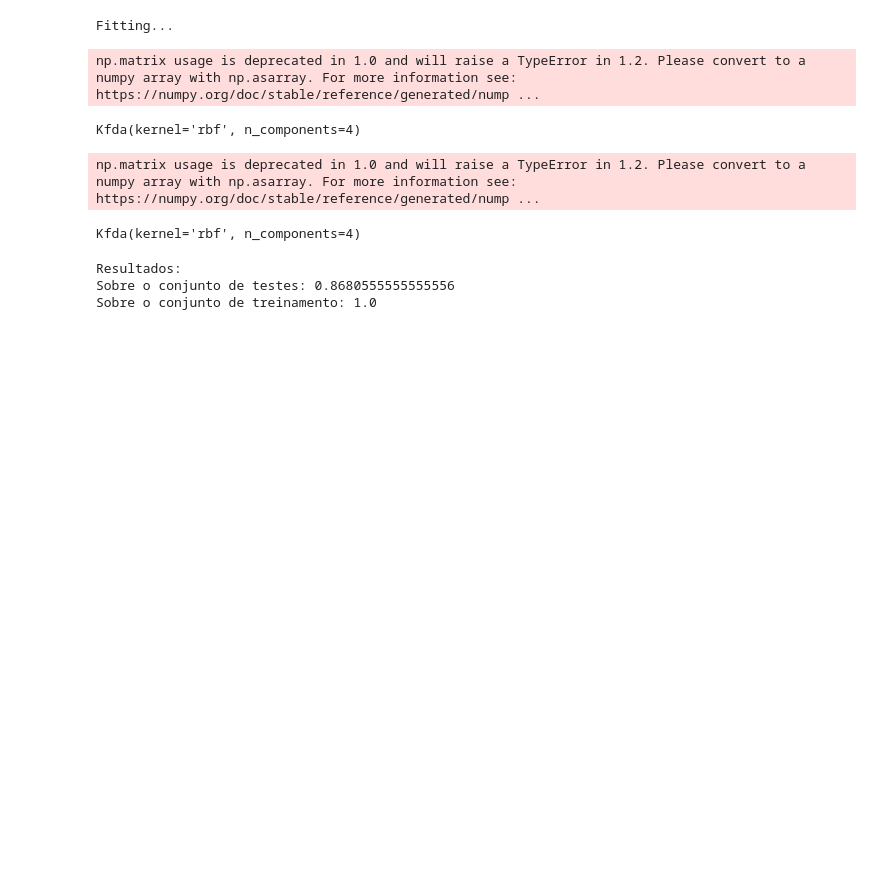
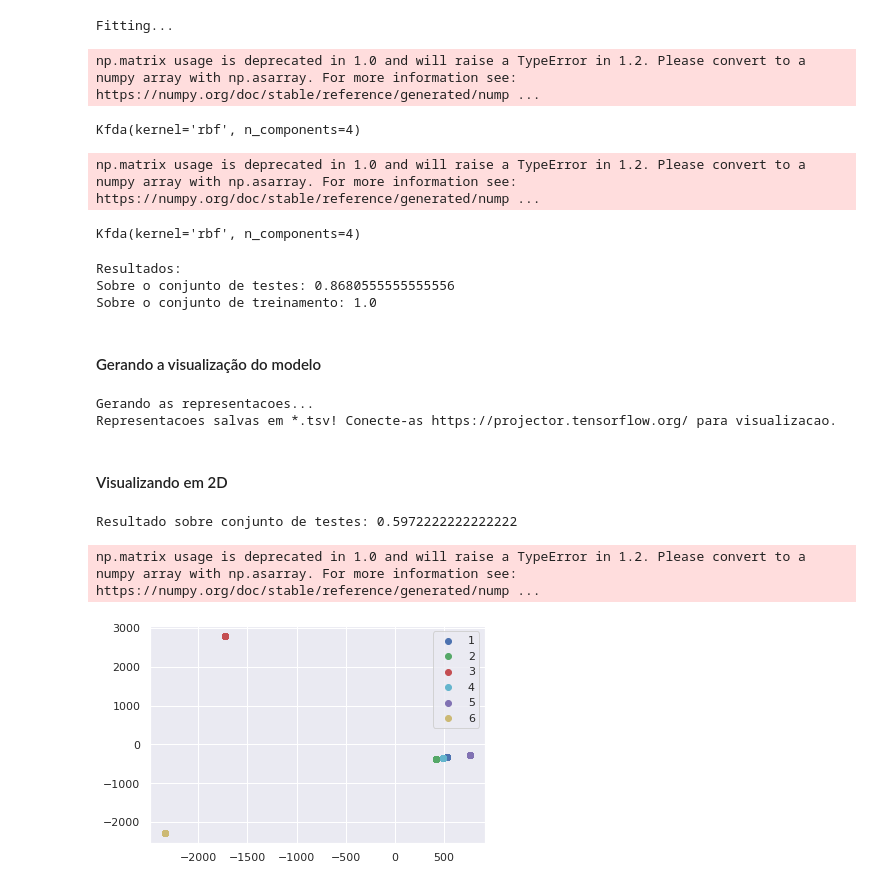
Before and after one commit to gus-phys/AI2-resources, a Jupyter notebook: 10-reducao-dimensionalidade/aulas-praticas/aula5/isomap/isomap_on_dermatology.ipynb, the cells around one changed output. Drawn from its saved outputs; the diff is of its cells as text; code cells hidden in the pictures; blank space fills up the shorter version.

Commit message:
Implement model views

```diff
--- a/10-reducao-dimensionalidade/aulas-praticas/aula5/isomap/isomap_on_dermatology.ipynb
+++ b/10-reducao-dimensionalidade/aulas-praticas/aula5/isomap/isomap_on_dermatology.ipynb
@@ -274,3 +276,51 @@ print(f'Sobre o conjunto de treinamento: {train_score}')
 Resultados:
 Sobre o conjunto de testes: 0.8680555555555556
 Sobre o conjunto de treinamento: 1.0
+# %% [markdown]
+#### Gerando a visualização do modelo
+# %%
+print('Gerando as representacoes...')
+test_embeddings = cls.transform(X_test)
+
+np.savetxt('mnist_oneshot_test_embeddings.tsv',
+           test_embeddings, delimiter='\t')
+np.savetxt('mnist_oneshot_test_labels.tsv', y_test, delimiter='\t', fmt="%s")
+np.savetxt('mnist_oneshot_train_labels.tsv', y_train, delimiter='\t', fmt="%s")
+print('Representacoes salvas em *.tsv! Conecte-as https://projector.tensorflow.org/ para visualizacao.')
+# %% [output]
+Gerando as representacoes...
+Representacoes salvas em *.tsv! Conecte-as https://projector.tensorflow.org/ para visualizacao.
+# %% [markdown]
+#### Visualizando em 2D
+# %%
+# Recarregando os dados
+dataset = pd.read_csv(url, header=None)
+
+dataset = dataset[dataset[33] != '?']
+
+X = dataset.iloc[:,:-1].values
+y = dataset.iloc[:,-1]
+
+X_train, X_test, y_train, y_test = train_test_split(X, y, train_size=0.60, random_state=42, stratify=y)
+# %%
+# Treinando o classificador
+cls = Kfda(kernel='rbf', n_components=2)
+train_embeddings = cls.fit_transform(X_train, y_train)
+
+# computando os resultados
+test_score = cls.score(X_test, y_test)
+print(f'Resultado sobre conjunto de testes: {test_score}')
+# %% [output]
+Resultado sobre conjunto de testes: 0.5972222222222222
+np.matrix usage is deprecated in 1.0 and will raise a TypeError in 1.2. Please convert to a numpy array with np.asarray. For more information see: https://numpy.org/doc/stable/reference/generated/nump ...
+# %%
+# colors = ['b', 'g', 'r', 'c', 'm', 'y', 'k', 'slategray', 'darkorange', 'lime']
+colors = ['b', 'g', 'r', 'c', 'm', 'y']
+for label, color in zip(cls.classes_, colors):
+    class_embeddings = train_embeddings[y_train == label]
+    plt.scatter(class_embeddings[:, 0], class_embeddings[:, 1], c=color, label=label)
+
+plt.legend()
+plt.show()
+# %% [output]
+[figure, added]
```
Also changed, not shown: parts of 2 cells of this notebook, 3 other files.
